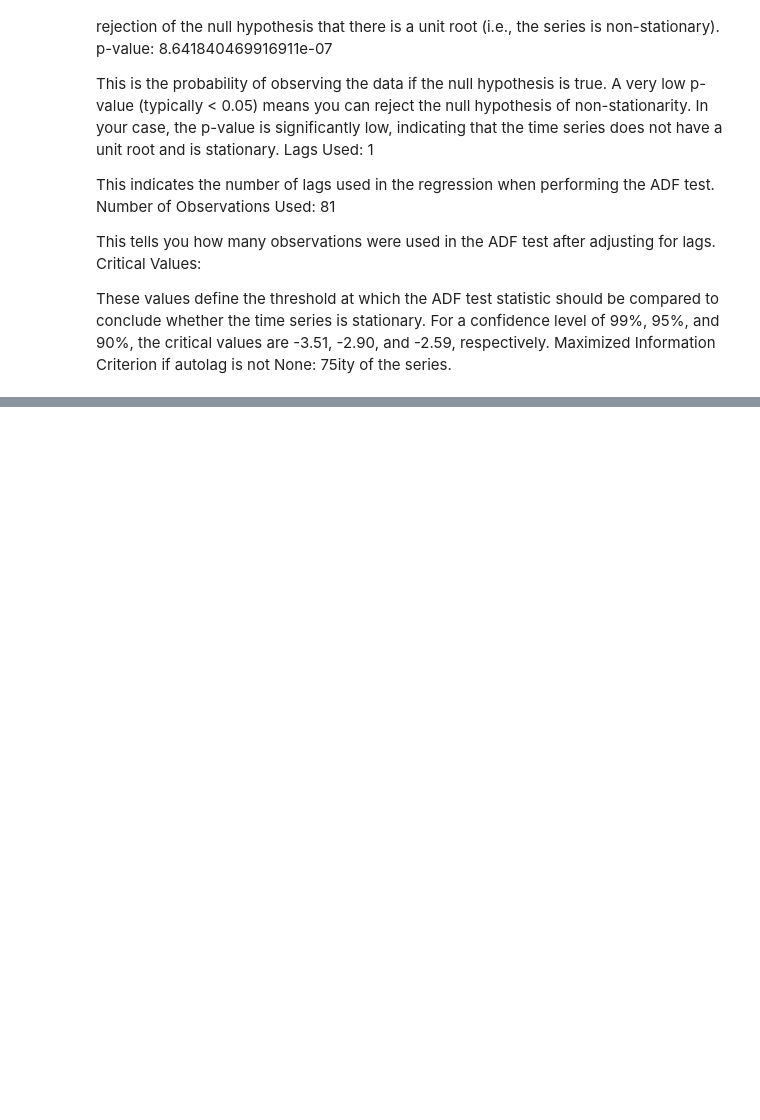
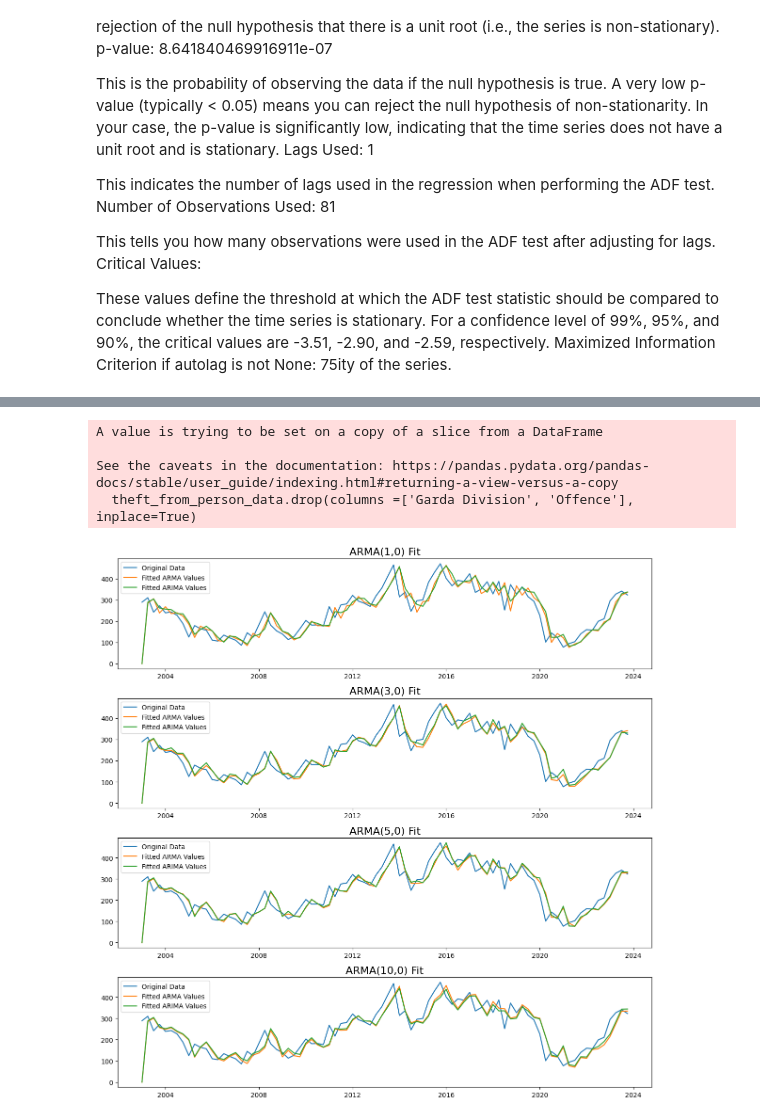
Before and after one commit to caio-moliveira/crime-prediction-using-forecasting-models, a Jupyter notebook: Capstone Project.ipynb, the cells around one changed output, grey strips where cells are left out. Drawn from its saved outputs; the diff is of its cells as text; code cells hidden in the pictures; blank space fills up the shorter version.

Commit message:
ARMA / ARIMA models
working on ARMA and ARIMA models

```diff
--- a/Capstone Project.ipynb
+++ b/Capstone Project.ipynb
@@ -193,0 +270,34 @@ Maximized Information Criterion if autolag is not None: 75ity of the series.
+# %%
+theft_from_person_data.drop(columns =['Garda Division', 'Offence'], inplace=True)
+#data.drop(columns =['Garda Division', 'Offence'], inplace=True)
+# %% [output]
+A value is trying to be set on a copy of a slice from a DataFrame
+
+See the caveats in the documentation: https://pandas.pydata.org/pandas-docs/stable/user_guide/indexing.html#returning-a-view-versus-a-copy
+  theft_from_person_data.drop(columns =['Garda Division', 'Offence'], inplace=True)
+# %%
+plt.figure(figsize=(12, 12))
+ar_orders = [1, 3, 5, 10]
+fitted_arma_model_dict = {}
+fitted_arima_model_dict = {}
+
+for idx, ar_order in enumerate(ar_orders):
+    # Create AR(p) model using SARIMAX as an ARMA(p,0) model
+    arma_model = SARIMAX(theft_from_person_data, order=(ar_order, 0, 0), seasonal_order=(0, 0, 0, 0)) #ARMA MODEL
+    arima_model = SARIMAX(theft_from_person_data, order=(ar_order, 1, 1)) # ARIMA MODEL
+    arma_model_fit = arma_model.fit(disp=False)  # Set disp=False to suppress convergence output
+    arima_model_fit = arima_model.fit(disp=False)  # Set disp=False to suppress convergence output
+    fitted_arma_model_dict[ar_order] = arma_model_fit
+    fitted_arima_model_dict[ar_order] = arima_model_fit
+    # Plotting
+    plt.subplot(4, 1, idx + 1)
+    plt.plot(theft_from_person_data, label='Original Data')
+    plt.plot(arma_model_fit.fittedvalues, label='Fitted ARMA Values')
+    plt.plot(arima_model_fit.fittedvalues, label='Fitted ARIMA Values')
+    plt.title(f'ARMA({ar_order},0) Fit', fontsize=16)
+    plt.legend()
+
+plt.tight_layout()
+plt.show()
+# %% [output]
+[figure, added]
```
Also changed, not shown: parts of 34 cells of this notebook.
